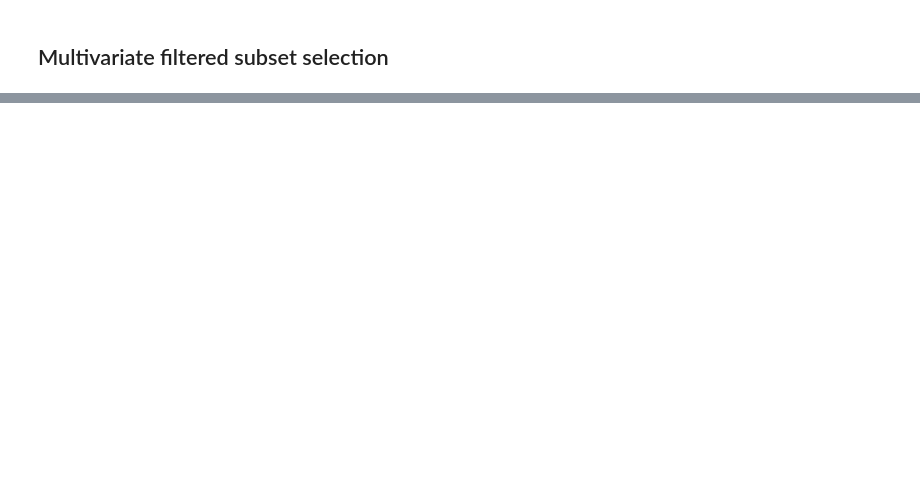
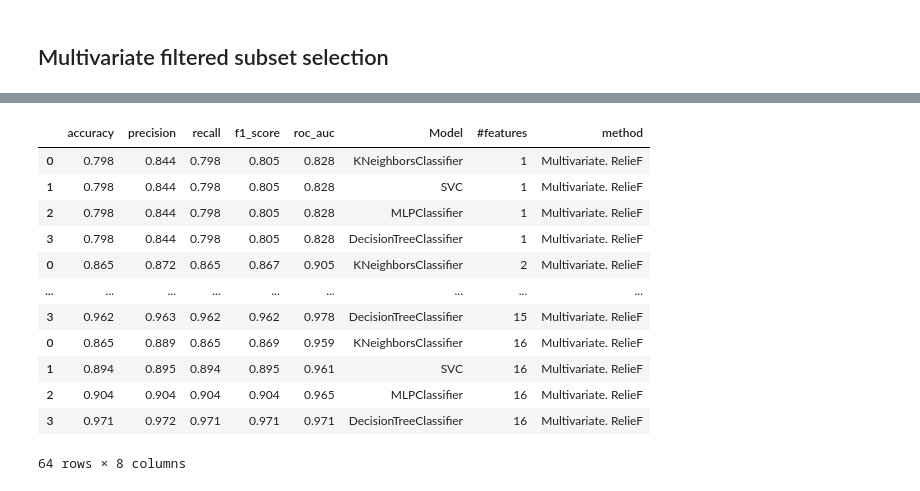
Before and after one commit to fedecaslo/MachineLearning-P1-NonProbabilisticClassifiers, a Jupyter notebook: train.ipynb, the cells around one changed output, grey strips where cells are left out. Saved outputs shown, nothing was run; the diff lists cells and outputs as text; code cells hidden in the pictures; blank space fills up the shorter version.

```diff
--- a/train.ipynb
+++ b/train.ipynb
@@ -138,0 +156,16 @@ plt.show()
+# %%
+fs = ReliefF()
+# fs = ReliefF(n_features_to_keep=7) # to change the number of features in the subset
+X_train_relief = fs.fit_transform(X_train.values, y_train.values)
+
+importance = fs.feature_scores
+sorted_indices = np.argsort(importance)[::-1]
+top_feature_indices = sorted_indices[:X_train_relief.shape[1]]
+
+selected_feature_names = X_train.columns[top_feature_indices].tolist()
+
+print("Selected features:", selected_feature_names)
+print(X_train_relief)
+print("--------------")
+print("(No. of tuples, No. of Columns before ReliefF) : "+str(X_train.shape)+
+      "\n(No. of tuples , No. of Columns after ReliefF) : "+str(X_train_relief.shape))
@@ -138,0 +235,17 @@ plt.show()
+# %%
+df_multivar['method'] = 'Multivariate. RelieF'
+df_multivar
+# %% [output]
+|  | accuracy | precision | recall | f1_score | roc_auc | Model | #features | method |
+| 0 | 0.798 | 0.844 | 0.798 | 0.805 | 0.828 | KNeighborsClassifier | 1 | Multivariate. RelieF |
+| 1 | 0.798 | 0.844 | 0.798 | 0.805 | 0.828 | SVC | 1 | Multivariate. RelieF |
+| 2 | 0.798 | 0.844 | 0.798 | 0.805 | 0.828 | MLPClassifier | 1 | Multivariate. RelieF |
+| 3 | 0.798 | 0.844 | 0.798 | 0.805 | 0.828 | DecisionTreeClassifier | 1 | Multivariate. RelieF |
+| 0 | 0.865 | 0.872 | 0.865 | 0.867 | 0.905 | KNeighborsClassifier | 2 | Multivariate. RelieF |
+| ... | ... | ... | ... | ... | ... | ... | ... | ... |
+| 3 | 0.962 | 0.963 | 0.962 | 0.962 | 0.978 | DecisionTreeClassifier | 15 | Multivariate. RelieF |
+| 0 | 0.865 | 0.889 | 0.865 | 0.869 | 0.959 | KNeighborsClassifier | 16 | Multivariate. RelieF |
+| 1 | 0.894 | 0.895 | 0.894 | 0.895 | 0.961 | SVC | 16 | Multivariate. RelieF |
+| 2 | 0.904 | 0.904 | 0.904 | 0.904 | 0.965 | MLPClassifier | 16 | Multivariate. RelieF |
+| 3 | 0.971 | 0.972 | 0.971 | 0.971 | 0.971 | DecisionTreeClassifier | 16 | Multivariate. RelieF |
+64 rows × 8 columns
```
Also changed, not shown: parts of 17 cells of this notebook, 16 other files.
